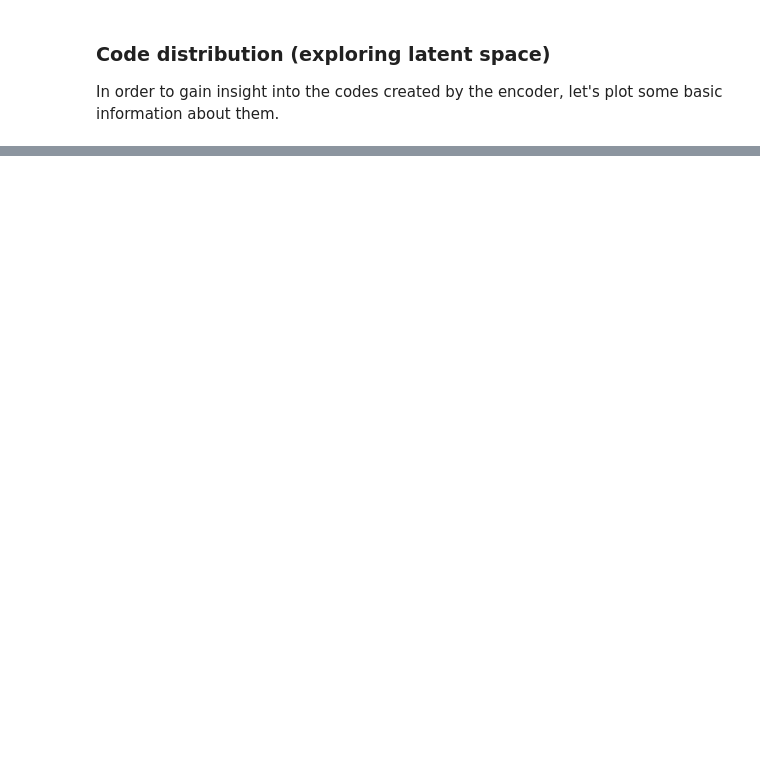
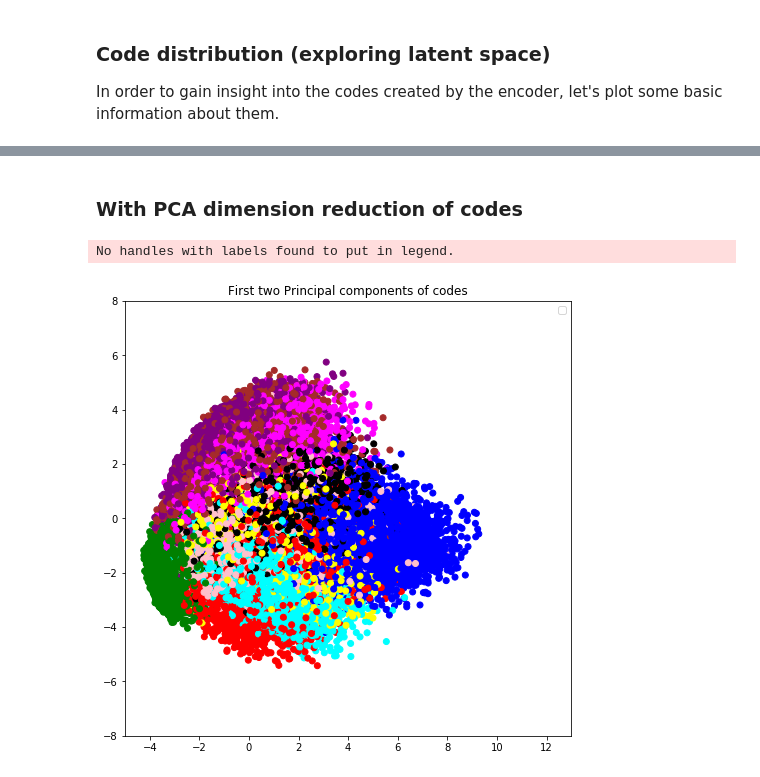
Before and after one commit to lanejere5/bm, a Jupyter notebook: Examples.ipynb, the cells around one changed output, grey strips where cells are left out. Cells and saved outputs as stored; diff of their text form; code cells hidden in the pictures; blank space fills up the shorter version.

```diff
--- a/Examples.ipynb
+++ b/Examples.ipynb
@@ -41,7 +44,8 @@ def read_idx(filename):
 x    = read_idx("train-images-idx3-ubyte").reshape((60000,784)).T/255.
 x_bw = (x > 0.705).astype(int)
 
-y = np_utils.to_categorical(read_idx("train-labels-idx1-ubyte"))
+labels = read_idx("train-labels-idx1-ubyte")
+y = np_utils.to_categorical(labels)
 
 # load test data
 
@@ -480,0 +439,18 @@ print(var)
+# %% [markdown]
+### With PCA dimension reduction of codes
+# %%
+pca = PCA(n_components=2)
+data_pca = pca.fit_transform(x.T)
+
+colors = ['blue', 'green', 'red', 'cyan', 'magenta', 'yellow', 'black', 'purple', 'pink', 'brown']
+
+plt.figure(figsize=(8, 8))
+plt.scatter(data_pca[:,0], data_pca[:,1], c=labels, cmap=matplotlib.colors.ListedColormap(colors))
+plt.title("First two Principal components of codes")
+plt.legend(loc="best", shadow=False, scatterpoints=1)
+plt.axis([-5, 13, -8, 8])
+
+plt.show()
+# %% [output]
+No handles with labels found to put in legend.
+[figure, added]
```
Also changed, not shown: parts of 35 cells of this notebook.
